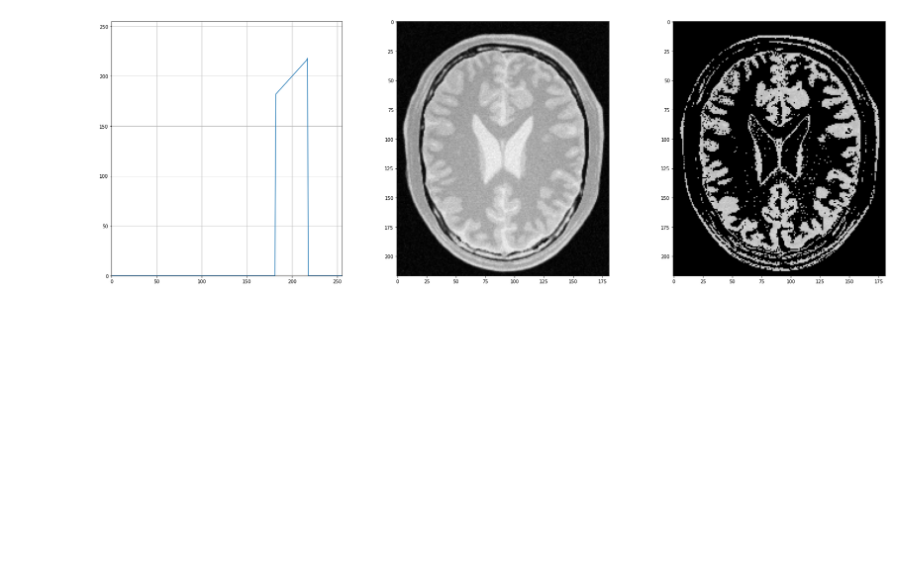
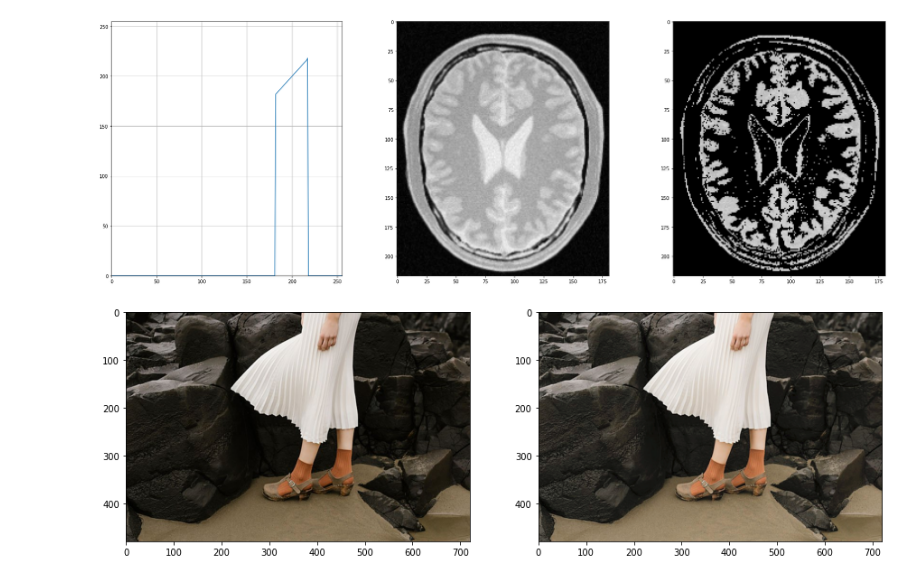
Before and after one commit to ashend99/Image-Processing, a Jupyter notebook: Assignments/Assignment 1/190021A_assignment_01.ipynb, the cells around one changed output. Saved outputs shown, nothing was run; the diff lists cells and outputs as text; code cells hidden in the pictures; blank space fills up the shorter version.

Commit message:
Question 03

```diff
--- a/Assignments/Assignment 1/190021A_assignment_01.ipynb
+++ b/Assignments/Assignment 1/190021A_assignment_01.ipynb
@@ -67,3 +70,27 @@ plt.show()
 # %% [output]
 [figure]
 [figure]
+# %%
+# Question 03
+import cv2 as cv
+import numpy as np
+import matplotlib.pyplot as plt
+
+image = cv.imread('highlights_and_shadows.jpg')
+assert image is not None
+Lab_image = cv.cvtColor(image, cv.COLOR_BGR2Lab)
+img = np.array(Lab_image)
+L,a,b = cv.split(img)
+ga = 0.75
+t = np.array([(p/255)**ga*255 for p in range(0, 256)]).astype(np.uint8)
+L = cv.LUT(L, t)
+modified_image = cv.merge([L, a, b])
+new_image = cv.cvtColor(modified_image, cv.COLOR_Lab2RGB)
+image = cv.cvtColor(image,cv.COLOR_BGR2RGB)
+
+fig, ax = plt.subplots(1, 2, figsize = (15, 10))
+ax[0].imshow(image)
+ax[1].imshow(new_image)
+plt.show()
+# %% [output]
+[figure, added]
```
Also changed, not shown: parts of 2 cells of this notebook.
